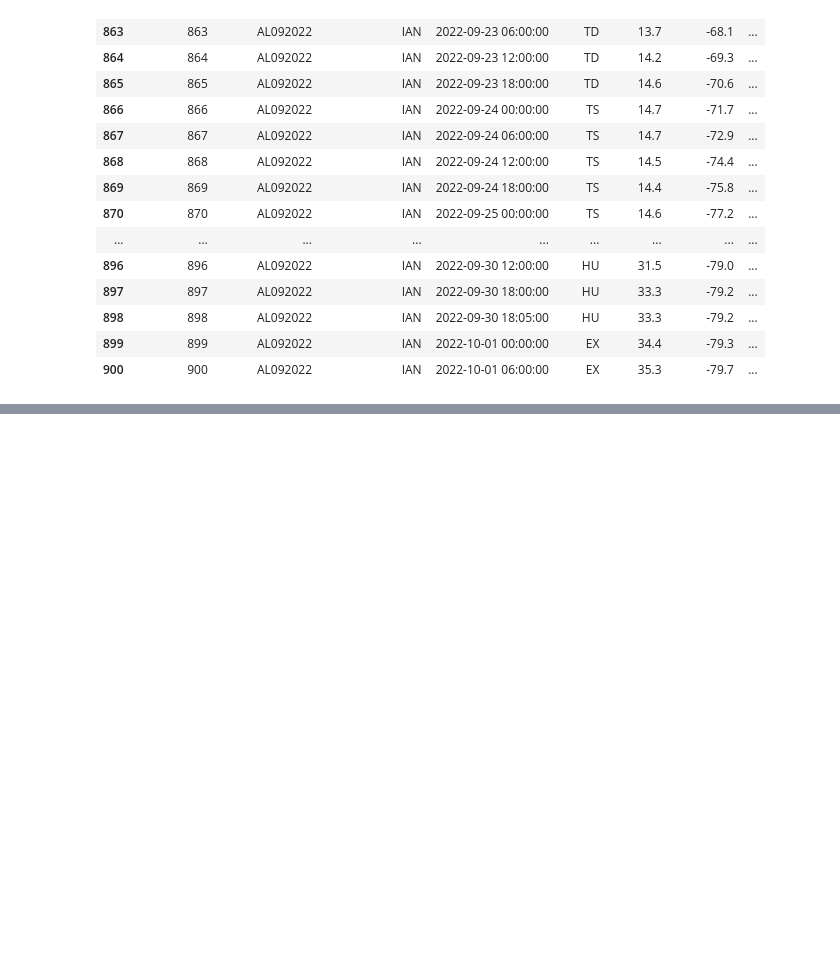
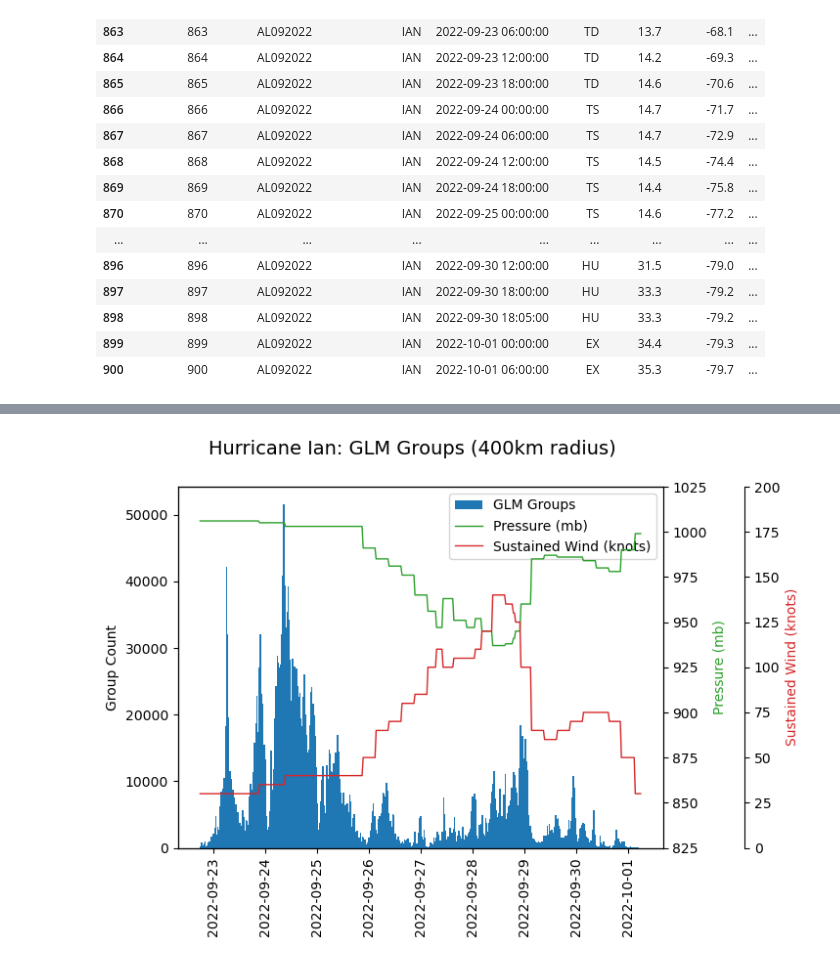
Before and after one commit to ajmell7/category-v, a Jupyter notebook: capstone_data_processing_cleaned.ipynb, the cells around one changed output, grey strips where cells are left out. Cells and saved outputs as stored; diff of their text form; code cells hidden in the pictures; blank space fills up the shorter version.

```diff
--- a/capstone_data_processing_cleaned.ipynb
+++ b/capstone_data_processing_cleaned.ipynb
@@ -777,0 +827,3 @@ for idx in range(len(ian_bin_times)):
+# %%
+hist_df = pd.DataFrame(lightning_hist, columns =['time', 'groups'])
+hist_df
@@ -777,0 +897,59 @@ for idx in range(len(ian_bin_times)):
+# %%
+fig, ax = plt.subplots()
+
+fig.suptitle("Hurricane Ian: GLM Groups (400km radius)", fontsize=14)
+
+
+# LEFT axis: groups
+ax.bar(
+    hist_df['time'],
+    hist_df['groups'],
+    width=0.03,          # tune based on time resolution
+    color='tab:blue',
+    label='GLM Groups'
+)
+ax.set_ylabel('Group Count')
+ax.tick_params(axis='y')
+ax.tick_params(axis='x', labelrotation=90)
+
+# RIGHT axis 1: Vmax
+ax_r1 = ax.twinx()
+ax_r1.plot(
+    full_ian_interp_df['time'],
+    full_ian_interp_df['mslp'],
+    color='tab:green',
+    label='Pressure (mb)',
+    linewidth=1
+)
+ax_r1.set_ylim(825, 1025)
+ax_r1.set_ylabel('Pressure (mb)', color='tab:green')
+ax_r1.tick_params(axis='y')
+
+# RIGHT axis 2: MSLP (offset)
+ax_r2 = ax.twinx()
+ax_r2.plot(
+    full_ian_interp_df['time'],
+    full_ian_interp_df['vmax'],
+    color='tab:red',
+    label='Sustained Wind (knots)',
+    linewidth=1
+)
+ax_r2.set_ylim(0, 200)
+ax_r2.set_ylabel('Sustained Wind (knots)', color='tab:red')
+ax_r2.tick_params(axis='y')
+ax_r2.spines['right'].set_position(('outward', 60))
+
+lines = []
+labels = []
+
+for a in [ax, ax_r1, ax_r2]:
+    l, lab = a.get_legend_handles_labels()
+    lines.extend(l)
+    labels.extend(lab)
+
+ax.legend(lines, labels, loc='best')
+
+
+plt.show()
+# %% [output]
+[figure, added]
```
Also changed, not shown: parts of 10 cells of this notebook, 1 other file.
